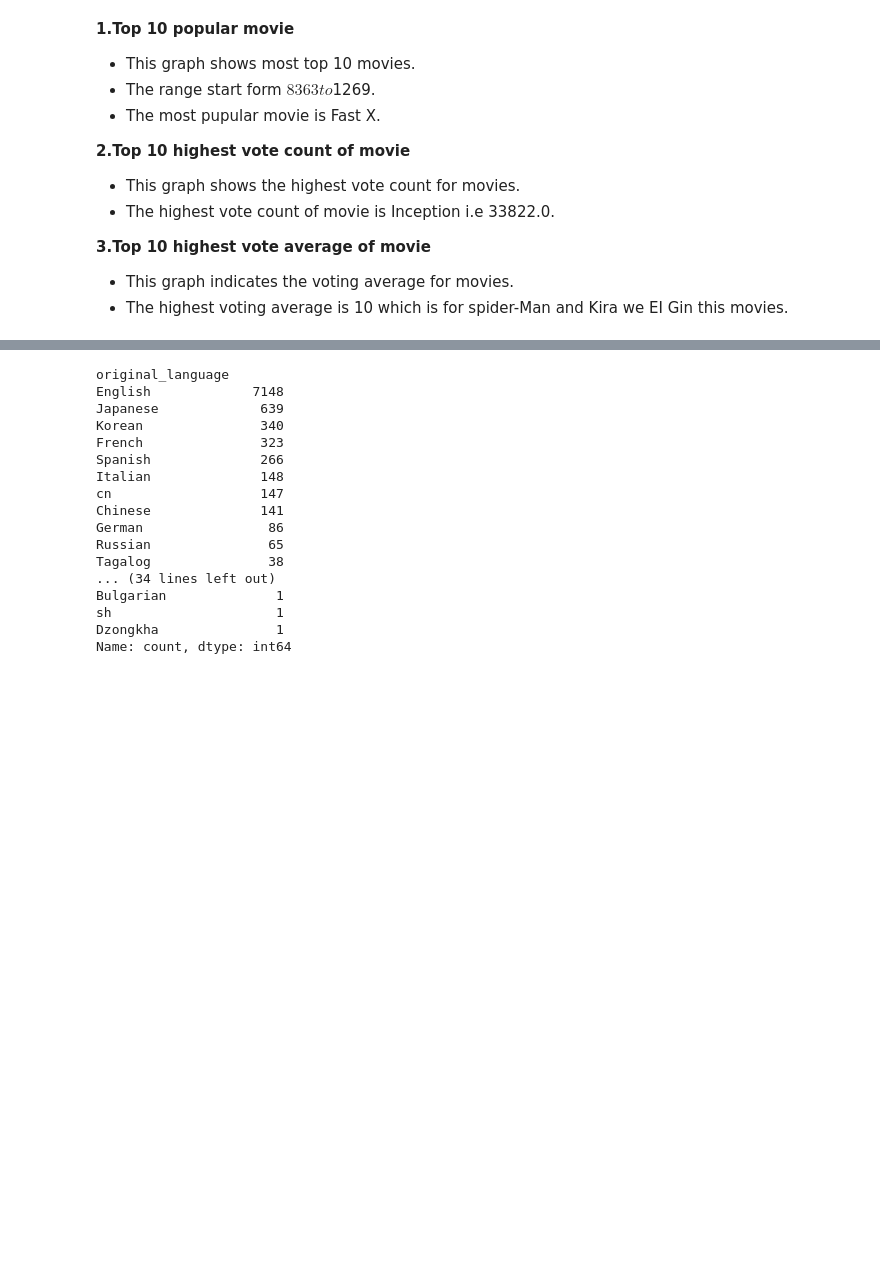
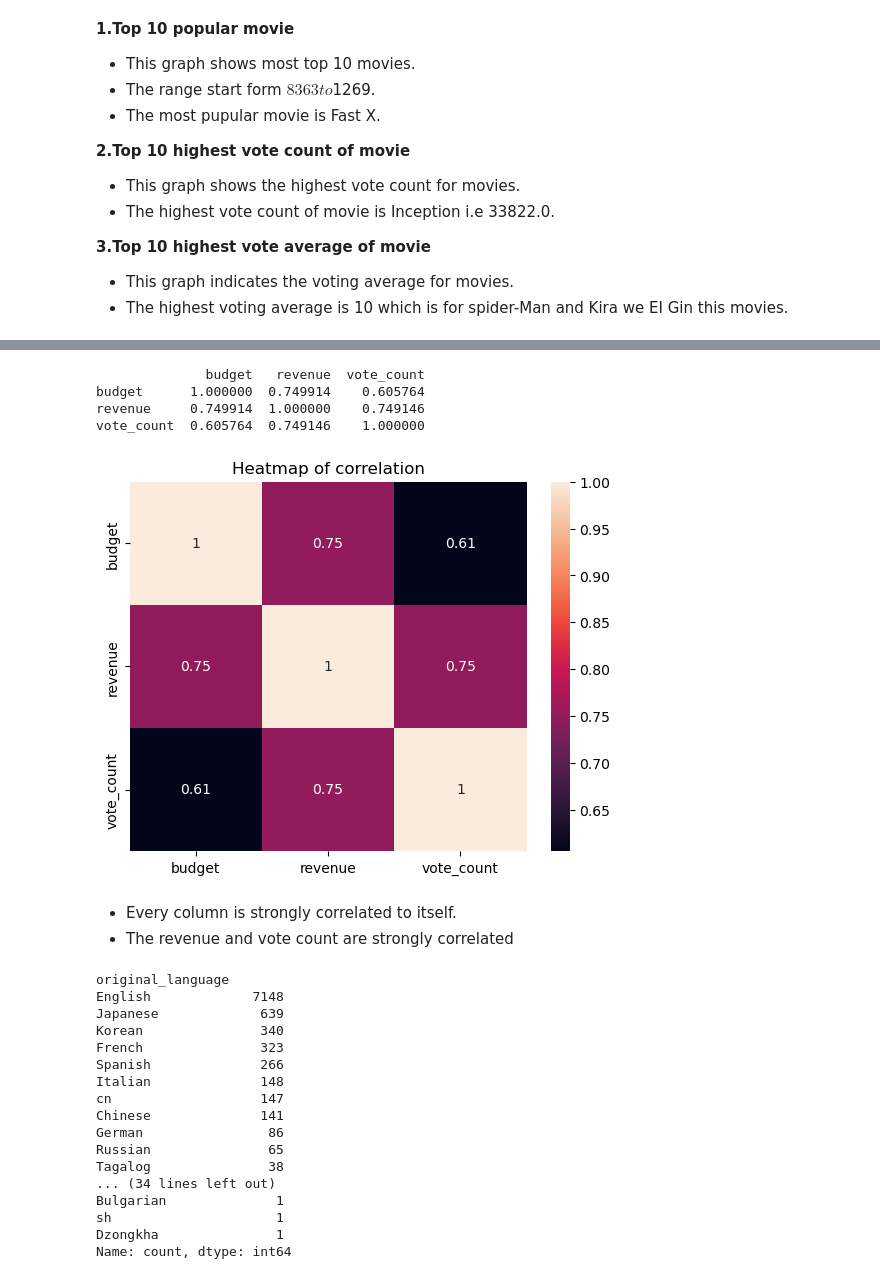
Before and after one commit to neha-13-7531/Popular-movies, a Jupyter notebook: Popular Movies(1).ipynb, the cells around one changed output, grey strips where cells are left out. Cells and saved outputs as stored; diff of their text form; code cells hidden in the pictures; blank space fills up the shorter version.

```diff
--- a/Popular Movies(1).ipynb
+++ b/Popular Movies(1).ipynb
@@ -746,3 +763,19 @@ plt.show()
+# %%
+correlation=df[['budget','revenue','vote_count']].corr() # correlation for budget,revenue,vote count
+print(correlation)
+
+sns.heatmap(correlation,annot=True)
+plt.title('Heatmap of correlation')
+plt.show()
+# %% [output]
+              budget   revenue  vote_count
+budget      1.000000  0.749914    0.605764
+revenue     0.749914  1.000000    0.749146
+vote_count  0.605764  0.749146    1.000000
+[figure, added]
+# %% [markdown]
+- Every column is strongly correlated to itself.
+- The revenue and vote count are strongly correlated
 # %%
 df['original_language'].value_counts() # this shows the count of specific language
 # %% [output]
```
Also changed, not shown: parts of 6 cells of this notebook.
